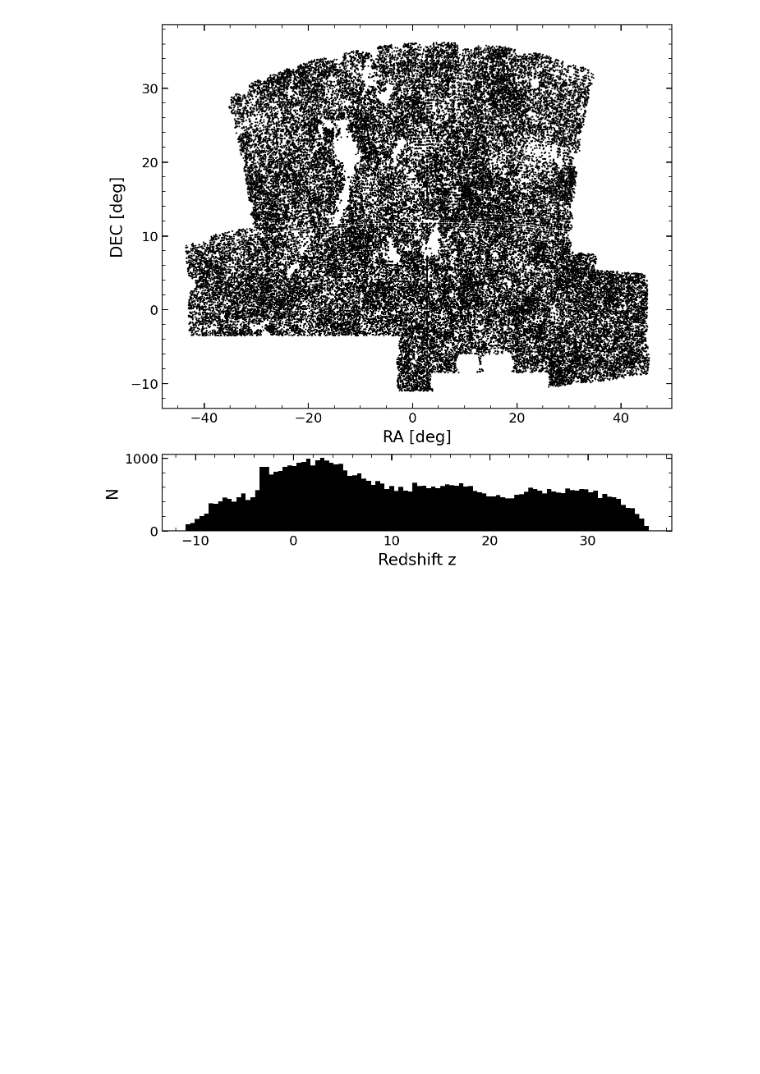
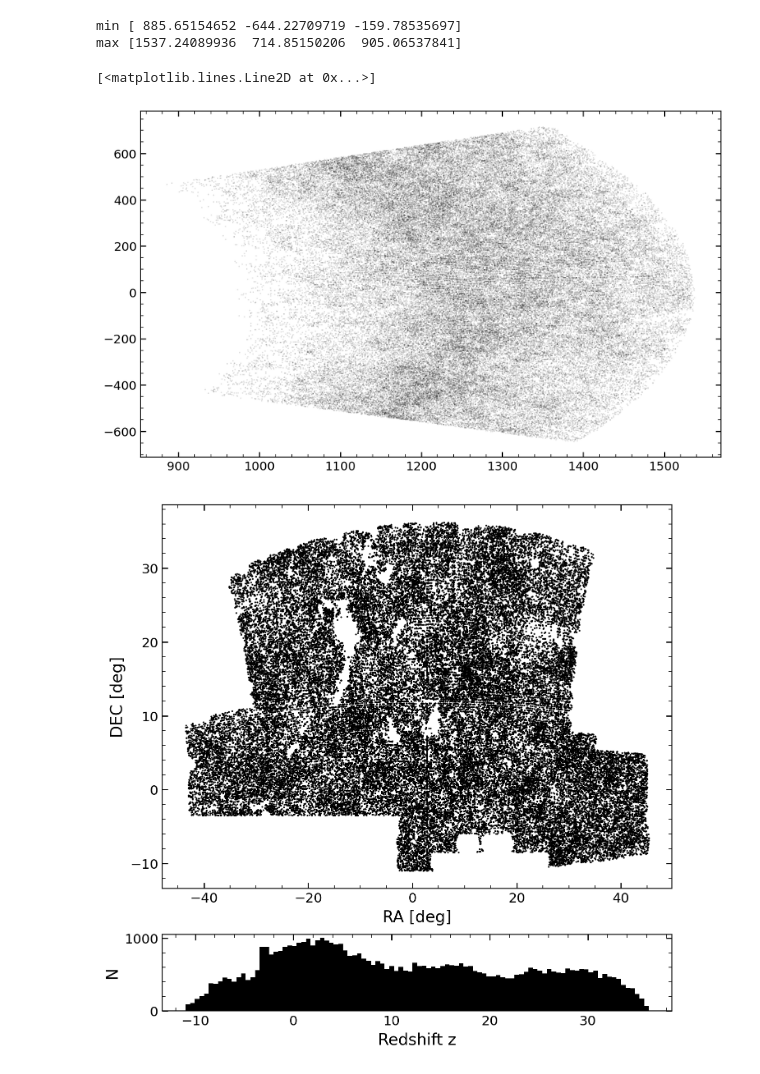
Before and after one commit to maho3/matts_tests, a Jupyter notebook: test_sgc.ipynb, the cells around one changed output. Drawn from its saved outputs; the diff is of its cells as text; code cells hidden in the pictures; blank space fills up the shorter version.

```diff
--- a/test_sgc.ipynb
+++ b/test_sgc.ipynb
@@ -29,3 +50,20 @@ simpath = join(wdir, suite, sim, f'L{L}-N{N}', str(lhid))
+# %%
+from cmass.survey.tools import sky_to_xyz
+from astropy import cosmology
+cosmo = cosmology.Planck18
+
+
+xyz = sky_to_xyz(brdz, cosmo)
+print('min', xyz.min(axis=0))
+print('max', xyz.max(axis=0))
+# %% [output]
+min [ 885.65154652 -644.22709719 -159.78535697]
+max [1537.24089936  714.85150206  905.06537841]
+# %%
+plt.plot(xyz[:, 0], xyz[:, 1], 'k.', markersize=0.1)
+# %% [output]
+[<matplotlib.lines.Line2D at 0x...>]
+[figure, added]
 # %%
 grdz, gweights = load_lightcone(
     simpath,
```
Also changed, not shown: parts of 5 cells of this notebook, 5 other files.
